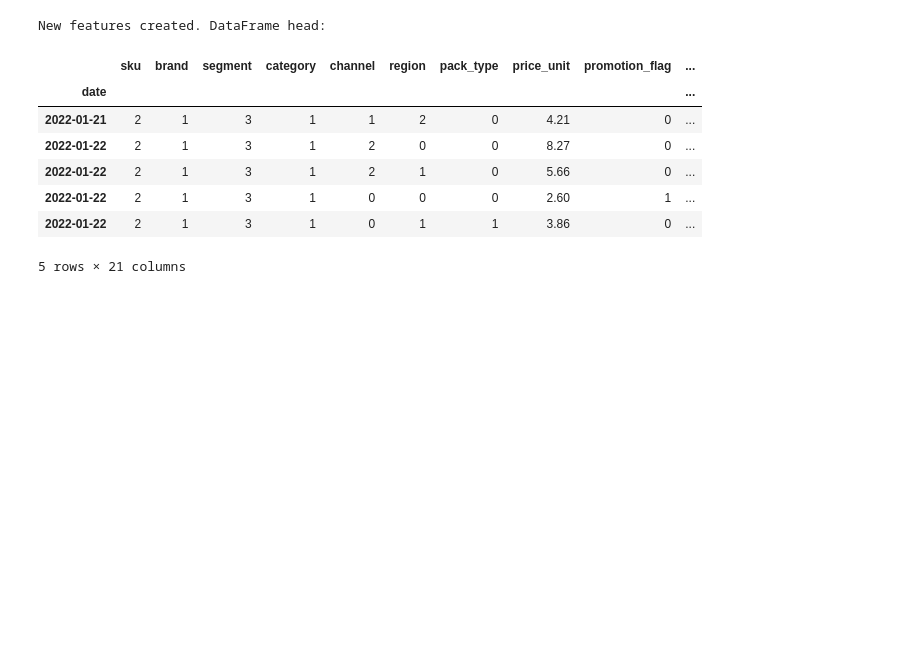
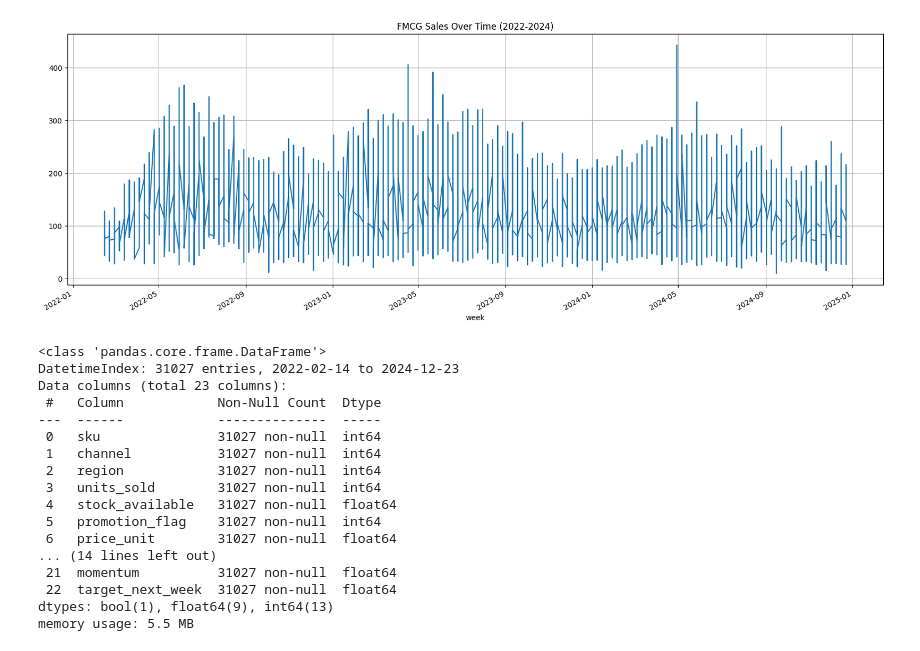
Before and after one commit to Doug-Vo/Data-Analysis--Summer-2025, a Jupyter notebook: FMCC_Sales_Prediction.ipynb, the cells around one changed output. Cells and saved outputs as stored; diff of their text form; code cells hidden in the pictures; blank space fills up the shorter version.

```diff
--- a/FMCC_Sales_Prediction.ipynb
+++ b/FMCC_Sales_Prediction.ipynb
@@ -169,0 +153,32 @@ memory usage: 20.4 MB
+# %%
+
+df = df[df['units_sold'] >= 0]
+
+# --- Visualize the Sales Over Time ---
+# This helps us see trends, seasonality, and any outliers.
+plt.figure(figsize=(20, 7))
+df['units_sold'].plot()
+plt.title('FMCG Sales Over Time (2022-2024)')
+plt.grid(True)
+plt.show()
+
+df.info()
+# %% [output]
+[figure, added]
+<class 'pandas.core.frame.DataFrame'>
+DatetimeIndex: 31027 entries, 2022-02-14 to 2024-12-23
+Data columns (total 23 columns):
+ #   Column            Non-Null Count  Dtype
+---  ------            --------------  -----
+ 0   sku               31027 non-null  int64
+ 1   channel           31027 non-null  int64
+ 2   region            31027 non-null  int64
+ 3   units_sold        31027 non-null  int64
+ 4   stock_available   31027 non-null  float64
+ 5   promotion_flag    31027 non-null  int64
+ 6   price_unit        31027 non-null  float64
+... (14 lines left out)
+ 21  momentum          31027 non-null  float64
+ 22  target_next_week  31027 non-null  float64
+dtypes: bool(1), float64(9), int64(13)
+memory usage: 5.5 MB
@@ -170,36 +192,19 @@ memory usage: 20.4 MB
 # %%
-# Create features from the datetime index
-df['day_of_week'] = df.index.dayofweek  # Monday=0, Sunday=6
-df['day_of_year'] = df.index.dayofyear
-df['month'] = df.index.month
-df['year'] = df.index.year
-df['quarter'] = df.index.quarter
+# # --- Create Lag Features ---
+# # Lag features use past sales data to predict future sales.
+# # We'll use a 1-day lag (yesterday's sales) and a 7-day lag (sales from last week).
+# df['sales_lag_1'] = df['units_sold'].shift(1)
+# df['sales_lag_7'] = df['units_sold'].shift(7)
 
-# --- Create Lag Features ---
-# Lag features use past sales data to predict future sales.
-# We'll use a 1-day lag (yesterday's sales) and a 7-day lag (sales from last week).
-df['sales_lag_1'] = df['price_unit'].shift(1)
-df['sales_lag_7'] = df['price_unit'].shift(7)
+# # --- Create Rolling Window Features ---
+# # A rolling average helps smooth out short-term fluctuations.
+# df['sales_rolling_mean_7'] = df['units_sold'].shift(1).rolling(window=7).mean()
 
-# --- Create Rolling Window Features ---
-# A rolling average helps smooth out short-term fluctuations.
-df['sales_rolling_mean_7'] = df['price_unit'].shift(1).rolling(window=7).mean()
+# # Drop any rows with NaN values that were created by the shift/rolling operations
+# df.dropna(inplace=True)
 
-# Drop any rows with NaN values that were created by the shift/rolling operations
-df.dropna(inplace=True)
-
-print("New features created. DataFrame head:")
-df.head()
+# print("New features created. DataFrame head:")
+# df.head()
-# %% [output]
-New features created. DataFrame head:
-|  | sku | brand | segment | category | channel | region | pack_type | price_unit | promotion_flag | ... |
-| date |  |  |  |  |  |  |  |  |  | ... |
-| 2022-01-21 | 2 | 1 | 3 | 1 | 1 | 2 | 0 | 4.21 | 0 | ... |
-| 2022-01-22 | 2 | 1 | 3 | 1 | 2 | 0 | 0 | 8.27 | 0 | ... |
-| 2022-01-22 | 2 | 1 | 3 | 1 | 2 | 1 | 0 | 5.66 | 0 | ... |
-| 2022-01-22 | 2 | 1 | 3 | 1 | 0 | 0 | 0 | 2.60 | 1 | ... |
-| 2022-01-22 | 2 | 1 | 3 | 1 | 0 | 1 | 1 | 3.86 | 0 | ... |
-5 rows × 21 columns
 # %%
 print("\n--- Step 4: Splitting the Data ---")
 
```
Also changed, not shown: parts of 11 cells of this notebook.
